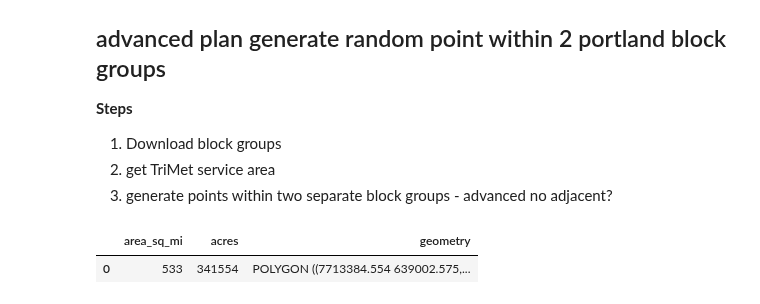
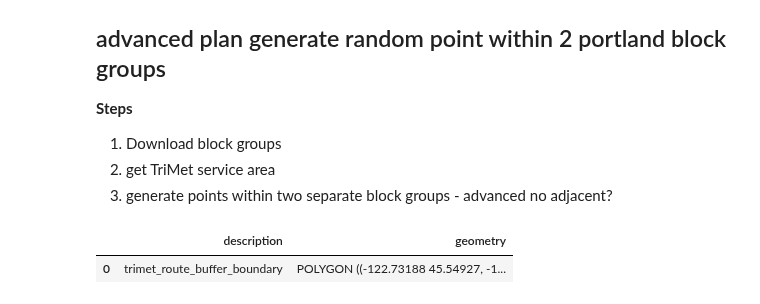
Before and after one commit to sidetrackedmind/trimet_trip_game, a Jupyter notebook: create_planner_shapes_trimet_boundary.ipynb, the cells around one changed output. Cells and saved outputs as stored; diff of their text form; code cells hidden in the pictures.

```diff
--- a/create_planner_shapes_trimet_boundary.ipynb
+++ b/create_planner_shapes_trimet_boundary.ipynb
@@ -102,8 +113,8 @@ def get_itinerary_paths(planner_response):
 2. get TriMet service area
 3. generate points within two separate block groups - advanced no adjacent?
 # %%
-tm_boundary = gpd.read_file("gis/export/tm_boundary.shp")
+tm_boundary = gpd.read_file("gis/export/tm_route_buffer_bounds.geojson")
 tm_boundary.head(3)
 # %% [output]
-|  | area_sq_mi | acres | geometry |
-| 0 | 533 | 341554 | POLYGON ((7713384.554 639002.575,... |
+|  | description | geometry |
+| 0 | trimet_route_buffer_boundary | POLYGON ((-122.73188 45.54927, -1... |
```
Also changed, not shown: parts of 21 cells of this notebook, 4 other files.
